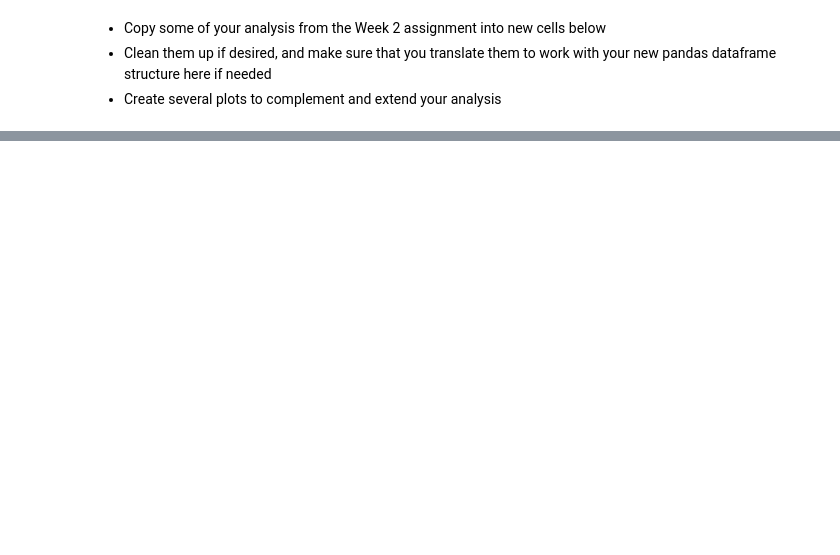
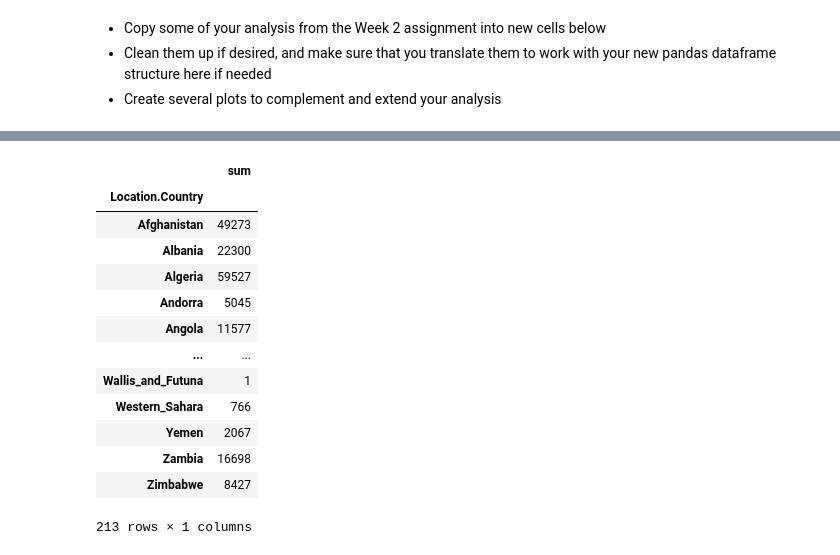
Before and after one commit to ollill0823/002.UCLA_extension_csx4501, a Jupyter notebook: W003/Assignment/Assignment03_Chen Wang.ipynb, the cells around one changed output, grey strips where cells are left out. Cells and saved outputs as stored; diff of their text form; code cells hidden in the pictures; blank space fills up the shorter version.

```diff
--- a/W003/Assignment/Assignment03_Chen Wang.ipynb
+++ b/W003/Assignment/Assignment03_Chen Wang.ipynb
@@ -245,0 +270,18 @@ ValueError: pie requires either y column or 'subplots=True'
+# %%
+ar=covid_df.groupby('Location.Country')['Data.Cases'].agg(sum='sum')
+ar
+# %% [output]
+|  | sum |
+| Location.Country |  |
+| Afghanistan | 49273 |
+| Albania | 22300 |
+| Algeria | 59527 |
+| Andorra | 5045 |
+| Angola | 11577 |
+| ... | ... |
+| Wallis_and_Futuna | 1 |
+| Western_Sahara | 766 |
+| Yemen | 2067 |
+| Zambia | 16698 |
+| Zimbabwe | 8427 |
+213 rows × 1 columns
```
Also changed, not shown: parts of 13 cells of this notebook, 1 other file.
